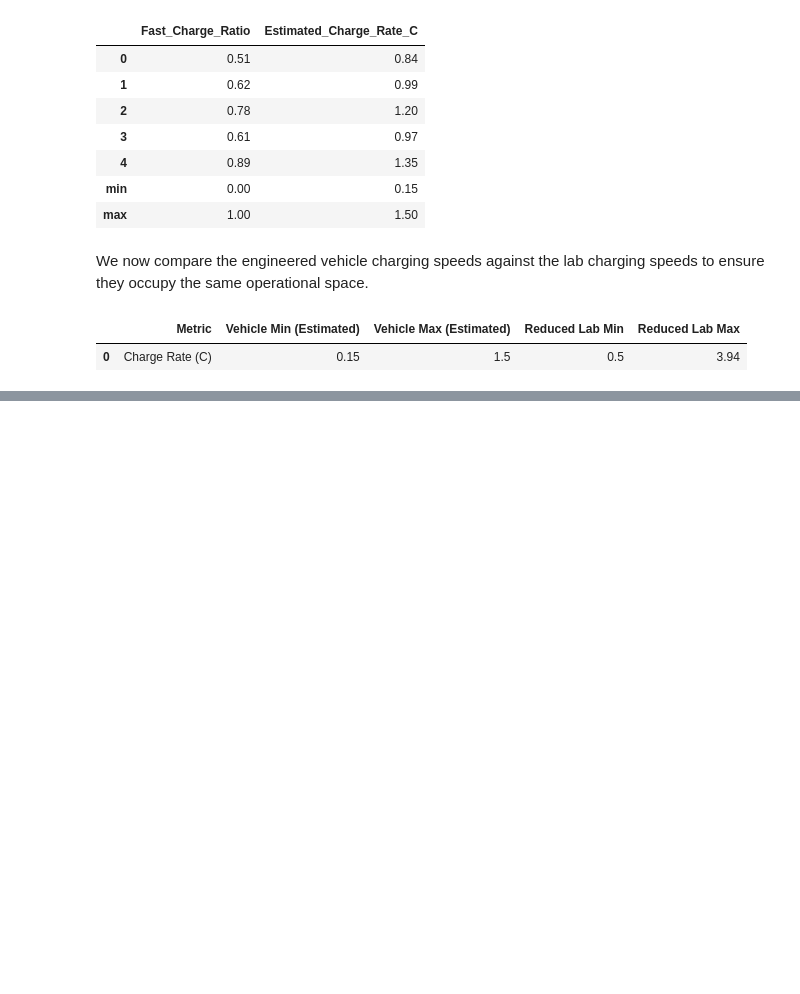
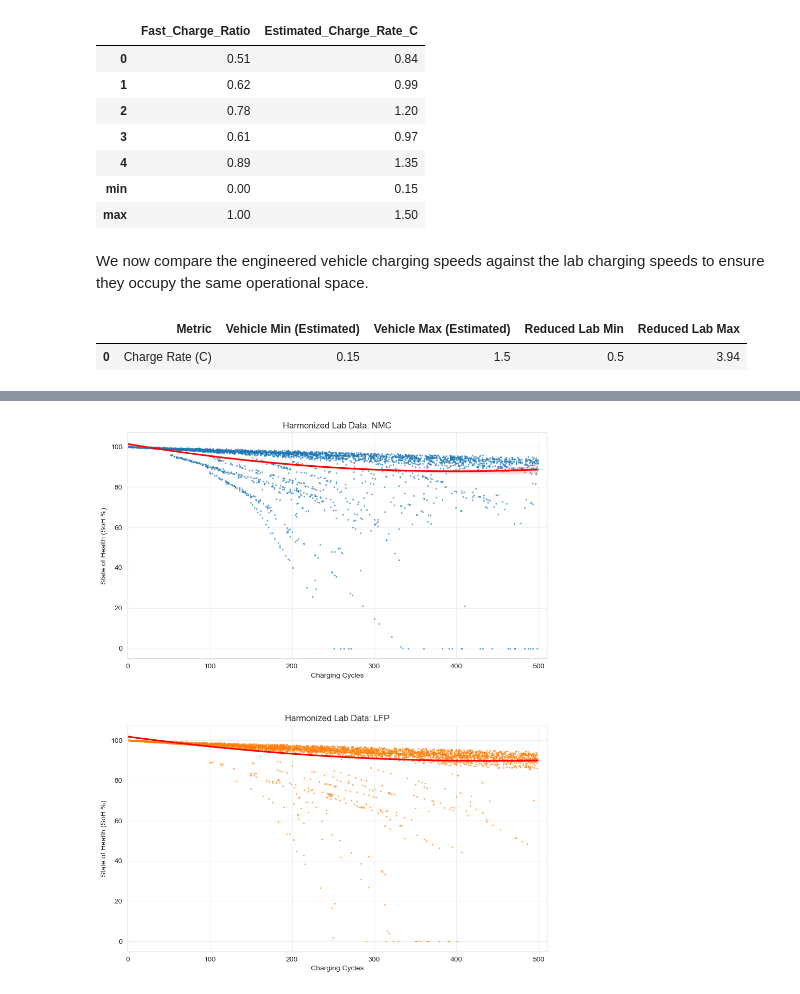
Before and after one commit to Ivan-Pelovski/Data-Science, a Jupyter notebook: NMC-vs-LFP.ipynb, the cells around one changed output, grey strips where cells are left out. Cells and saved outputs as stored; diff of their text form; code cells hidden in the pictures; blank space fills up the shorter version.

```diff
--- a/NMC-vs-LFP.ipynb
+++ b/NMC-vs-LFP.ipynb
@@ -595,0 +609,37 @@ plt.show()
+# %%
+fig, axes = plt.subplots(2, 1, figsize=(10, 12))
+
+# 1. NMC - Lab Data
+sns.regplot(ax=axes[0],
+            data=harmonized_cycle_data[harmonized_cycle_data['Battery_Chemistry'] == 'NMC'],
+            x='Charging_Cycles', y='SoH (%)',
+            color=chem_palette['NMC'],
+            scatter_kws={'alpha': 0.5, 's': 2},
+            line_kws={'color': 'red'},
+            order=2)
+
+axes[0].set_title('Harmonized Lab Data: NMC')
+axes[0].set_xlim(0, 510) # Slightly past 500 for visual clarity
+axes[0].set_ylabel('State of Health (SoH %)')
+axes[0].set_xlabel('Charging Cycles')
+axes[0].grid(True, alpha=0.3)
+
+# 2. LFP - Lab Data
+sns.regplot(ax=axes[1],
+            data=harmonized_cycle_data[harmonized_cycle_data['Battery_Chemistry'] == 'LFP'],
+            x='Charging_Cycles', y='SoH (%)',
+            color=chem_palette['LFP'],
+            scatter_kws={'alpha': 0.5, 's': 2},
+            line_kws={'color': 'red'},
+            order=2)
+
+axes[1].set_title('Harmonized Lab Data: LFP')
+axes[1].set_xlim(0, 510)
+axes[1].set_ylabel('State of Health (SoH %)')
+axes[1].set_xlabel('Charging Cycles')
+axes[1].grid(True, alpha=0.3)
+
+plt.tight_layout(pad=5.0)
+plt.show()
+# %% [output]
+[figure, added]
```
Also changed, not shown: parts of 15 cells of this notebook.
